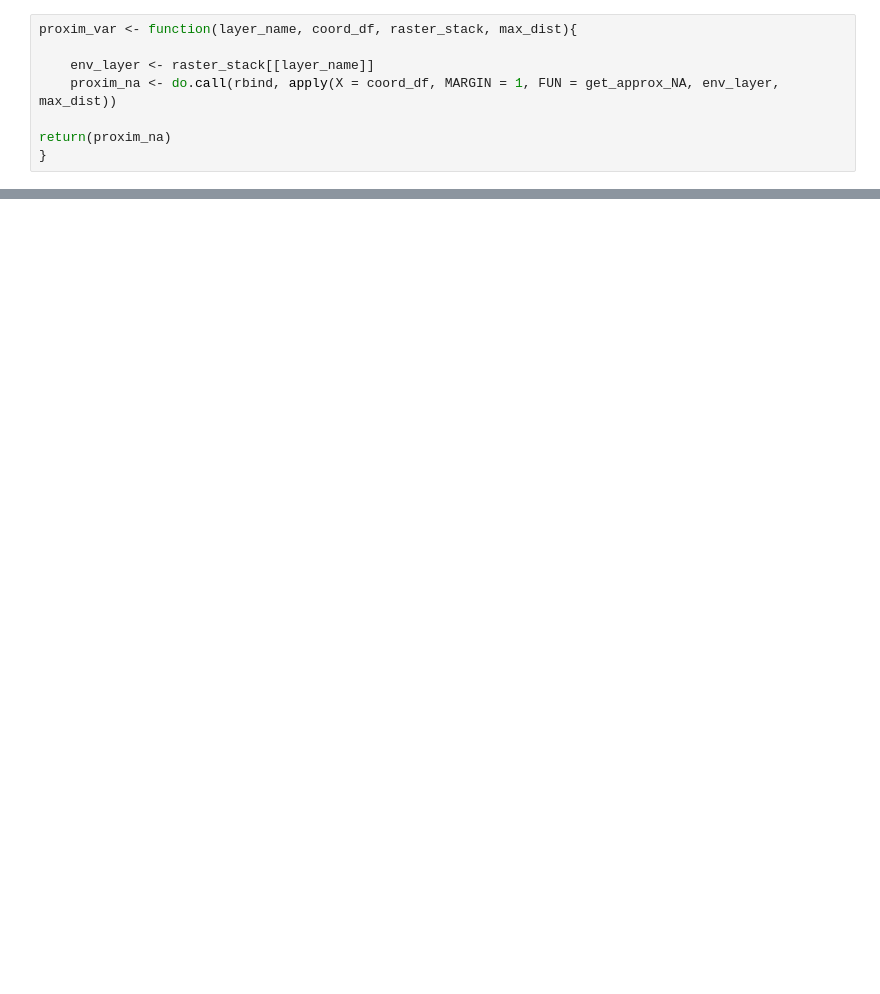
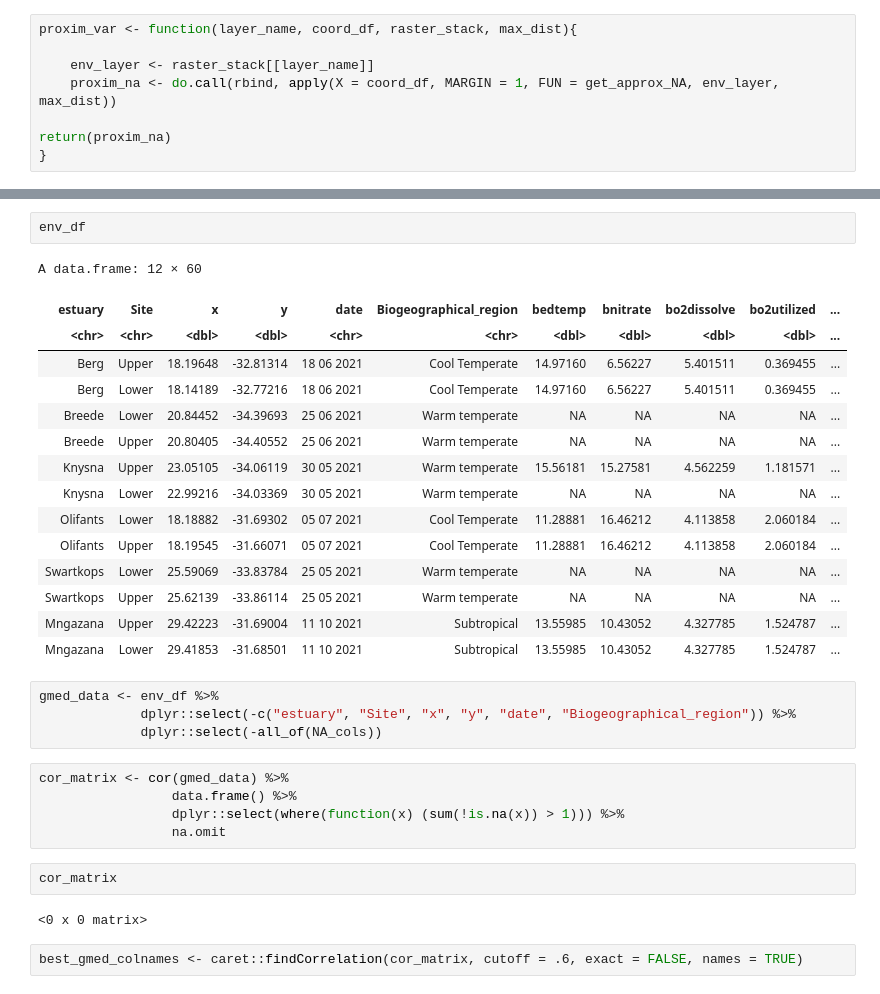
Before and after one commit to PiscatorX/Mzansi-Blue-Carbon, a Jupyter notebook: gmed_analysis.ipynb, the cells around one changed output, grey strips where cells are left out. Drawn from its saved outputs; the diff is of its cells as text; blank space fills up the shorter version.

```diff
--- a/gmed_analysis.ipynb
+++ b/gmed_analysis.ipynb
@@ -109,0 +306,33 @@ sampled_df$sampled == test_df$layer
+# %%
+env_df
+# %% [output]
+A data.frame: 12 × 60
+| estuary | Site | x | y | date | Biogeographical_region | bedtemp | bnitrate | bo2dissolve | bo2utilized | ... |
+| <chr> | <chr> | <dbl> | <dbl> | <chr> | <chr> | <dbl> | <dbl> | <dbl> | <dbl> | ... |
+| Berg | Upper | 18.19648 | -32.81314 | 18 06 2021 | Cool Temperate | 14.97160 | 6.56227 | 5.401511 | 0.369455 | ... |
+| Berg | Lower | 18.14189 | -32.77216 | 18 06 2021 | Cool Temperate | 14.97160 | 6.56227 | 5.401511 | 0.369455 | ... |
+| Breede | Lower | 20.84452 | -34.39693 | 25 06 2021 | Warm temperate | NA | NA | NA | NA | ... |
+| Breede | Upper | 20.80405 | -34.40552 | 25 06 2021 | Warm temperate | NA | NA | NA | NA | ... |
+| Knysna | Upper | 23.05105 | -34.06119 | 30 05 2021 | Warm temperate | 15.56181 | 15.27581 | 4.562259 | 1.181571 | ... |
+| Knysna | Lower | 22.99216 | -34.03369 | 30 05 2021 | Warm temperate | NA | NA | NA | NA | ... |
+| Olifants | Lower | 18.18882 | -31.69302 | 05 07 2021 | Cool Temperate | 11.28881 | 16.46212 | 4.113858 | 2.060184 | ... |
+| Olifants | Upper | 18.19545 | -31.66071 | 05 07 2021 | Cool Temperate | 11.28881 | 16.46212 | 4.113858 | 2.060184 | ... |
+| Swartkops | Lower | 25.59069 | -33.83784 | 25 05 2021 | Warm temperate | NA | NA | NA | NA | ... |
+| Swartkops | Upper | 25.62139 | -33.86114 | 25 05 2021 | Warm temperate | NA | NA | NA | NA | ... |
+| Mngazana | Upper | 29.42223 | -31.69004 | 11 10 2021 | Subtropical | 13.55985 | 10.43052 | 4.327785 | 1.524787 | ... |
+| Mngazana | Lower | 29.41853 | -31.68501 | 11 10 2021 | Subtropical | 13.55985 | 10.43052 | 4.327785 | 1.524787 | ... |
+# %%
+gmed_data <- env_df %>%
+             dplyr::select(-c("estuary", "Site", "x", "y", "date", "Biogeographical_region")) %>%
+             dplyr::select(-all_of(NA_cols))
+# %%
+cor_matrix <- cor(gmed_data) %>%
+                 data.frame() %>%
+                 dplyr::select(where(function(x) (sum(!is.na(x)) > 1))) %>%
+                 na.omit
+# %%
+cor_matrix
+# %% [output]
+<0 x 0 matrix>
+# %%
+best_gmed_colnames <- caret::findCorrelation(cor_matrix, cutoff = .6, exact = FALSE, names = TRUE)
```
Also changed, not shown: parts of 81 cells of this notebook.
